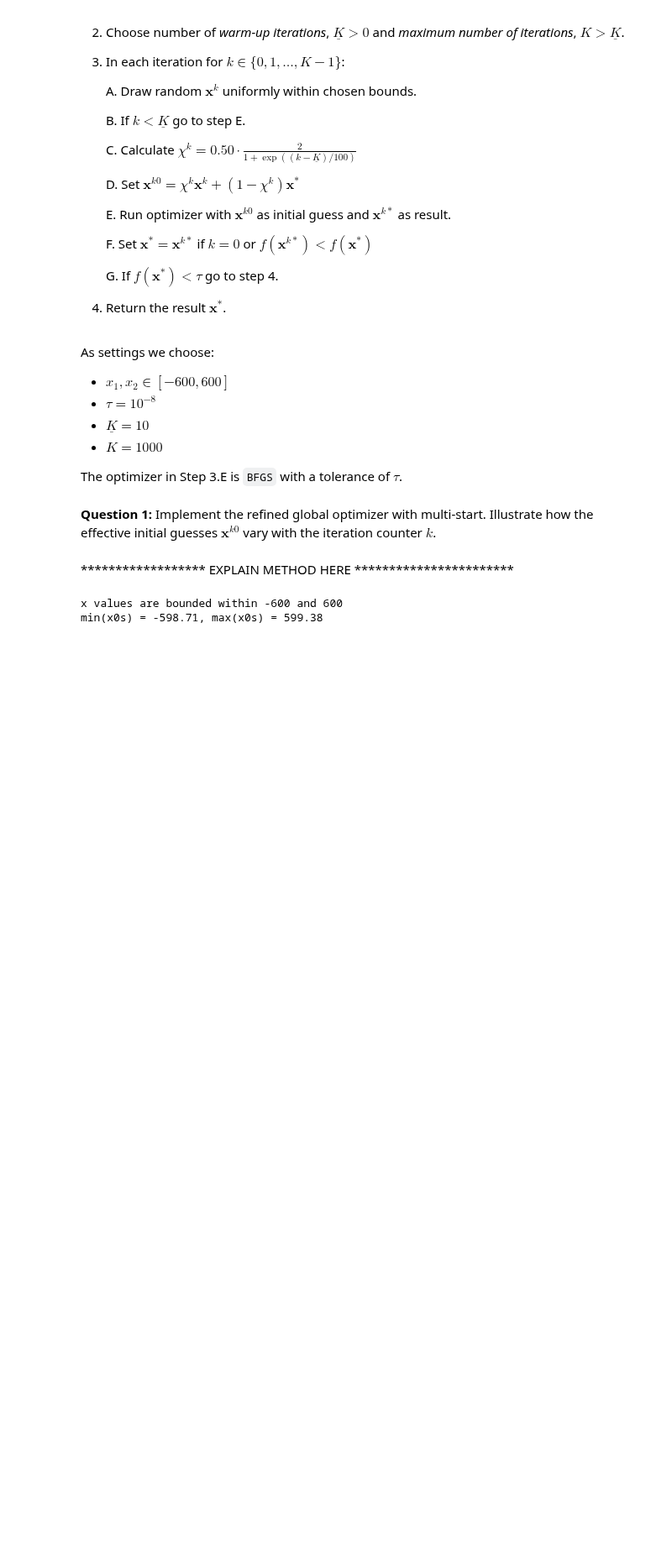
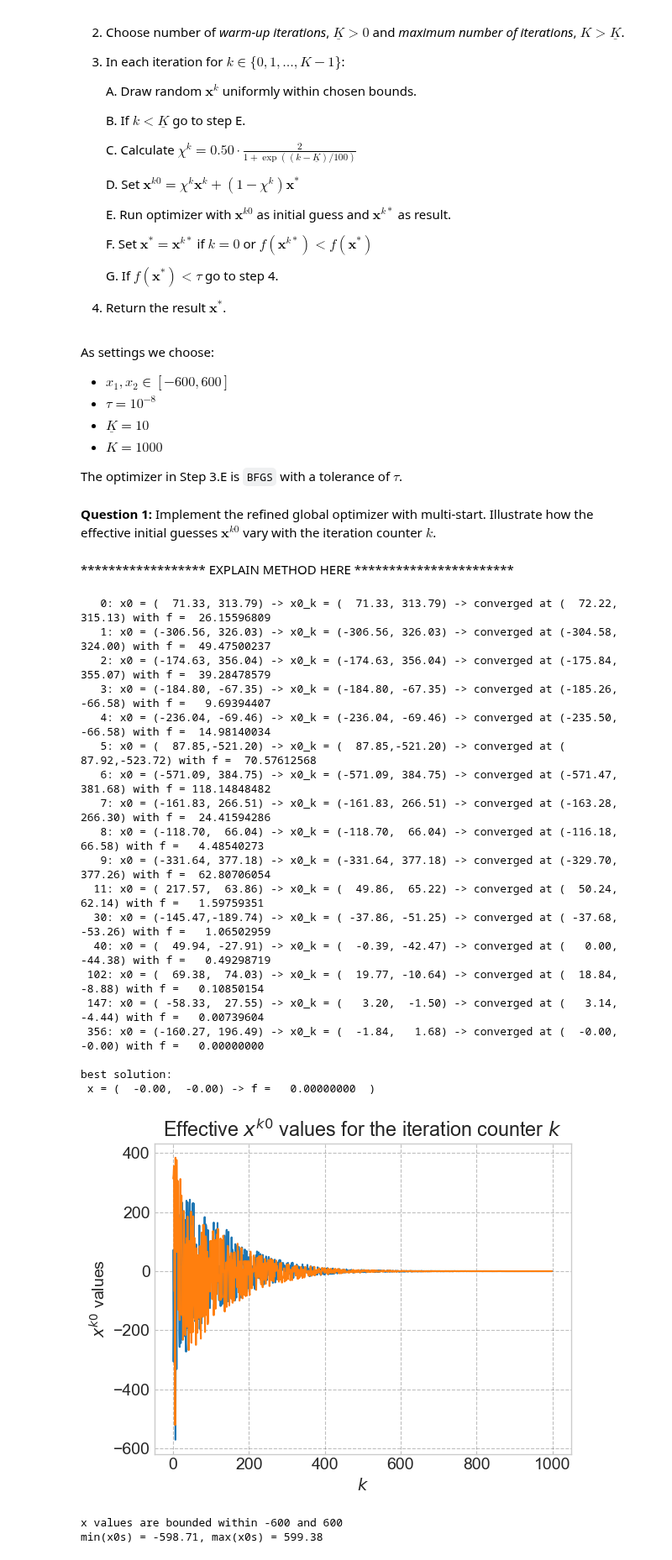
Before and after one commit to NumEconCopenhagen/projects-2023-bpr871, a Jupyter notebook: bpr871_eksamen/Q3-julie.ipynb, the cells around one changed output. Shown at 84% size. Saved outputs shown, nothing was run; the diff lists cells and outputs as text; code cells hidden in the pictures; blank space fills up the shorter version.

```diff
--- a/bpr871_eksamen/Q3-julie.ipynb
+++ b/bpr871_eksamen/Q3-julie.ipynb
@@ -335,9 +361,33 @@ The optimizer in Step 3.E is `BFGS` with a tolerance of $\tau$.
 # %%
 # set initial settings
 x_bound = 600
 tau = 1e-10
 K_ = 10
 K = 1000
+
+from Q3 import *
+optimizer()
+# %% [output]
+   0: x0 = (  71.33, 313.79) -> x0_k = (  71.33, 313.79) -> converged at (  72.22, 315.13) with f =  26.15596809
+   1: x0 = (-306.56, 326.03) -> x0_k = (-306.56, 326.03) -> converged at (-304.58, 324.00) with f =  49.47500237
+   2: x0 = (-174.63, 356.04) -> x0_k = (-174.63, 356.04) -> converged at (-175.84, 355.07) with f =  39.28478579
+   3: x0 = (-184.80, -67.35) -> x0_k = (-184.80, -67.35) -> converged at (-185.26, -66.58) with f =   9.69394407
+   4: x0 = (-236.04, -69.46) -> x0_k = (-236.04, -69.46) -> converged at (-235.50, -66.58) with f =  14.98140034
+   5: x0 = (  87.85,-521.20) -> x0_k = (  87.85,-521.20) -> converged at (  87.92,-523.72) with f =  70.57612568
+   6: x0 = (-571.09, 384.75) -> x0_k = (-571.09, 384.75) -> converged at (-571.47, 381.68) with f = 118.14848482
+   7: x0 = (-161.83, 266.51) -> x0_k = (-161.83, 266.51) -> converged at (-163.28, 266.30) with f =  24.41594286
+   8: x0 = (-118.70,  66.04) -> x0_k = (-118.70,  66.04) -> converged at (-116.18,  66.58) with f =   4.48540273
+   9: x0 = (-331.64, 377.18) -> x0_k = (-331.64, 377.18) -> converged at (-329.70, 377.26) with f =  62.80706054
+  11: x0 = ( 217.57,  63.86) -> x0_k = (  49.86,  65.22) -> converged at (  50.24,  62.14) with f =   1.59759351
+  30: x0 = (-145.47,-189.74) -> x0_k = ( -37.86, -51.25) -> converged at ( -37.68, -53.26) with f =   1.06502959
+  40: x0 = (  49.94, -27.91) -> x0_k = (  -0.39, -42.47) -> converged at (   0.00, -44.38) with f =   0.49298719
+ 102: x0 = (  69.38,  74.03) -> x0_k = (  19.77, -10.64) -> converged at (  18.84,  -8.88) with f =   0.10850154
+ 147: x0 = ( -58.33,  27.55) -> x0_k = (   3.20,  -1.50) -> converged at (   3.14,  -4.44) with f =   0.00739604
+ 356: x0 = (-160.27, 196.49) -> x0_k = (  -1.84,   1.68) -> converged at (  -0.00,  -0.00) with f =   0.00000000
+
+best solution:
+ x = (  -0.00,  -0.00) -> f =   0.00000000  )
+[figure, added]
 # %%
 # draw x values for the multi-start
 np.random.seed(1998)
```
Also changed, not shown: parts of 4 cells of this notebook, 1 other file.
